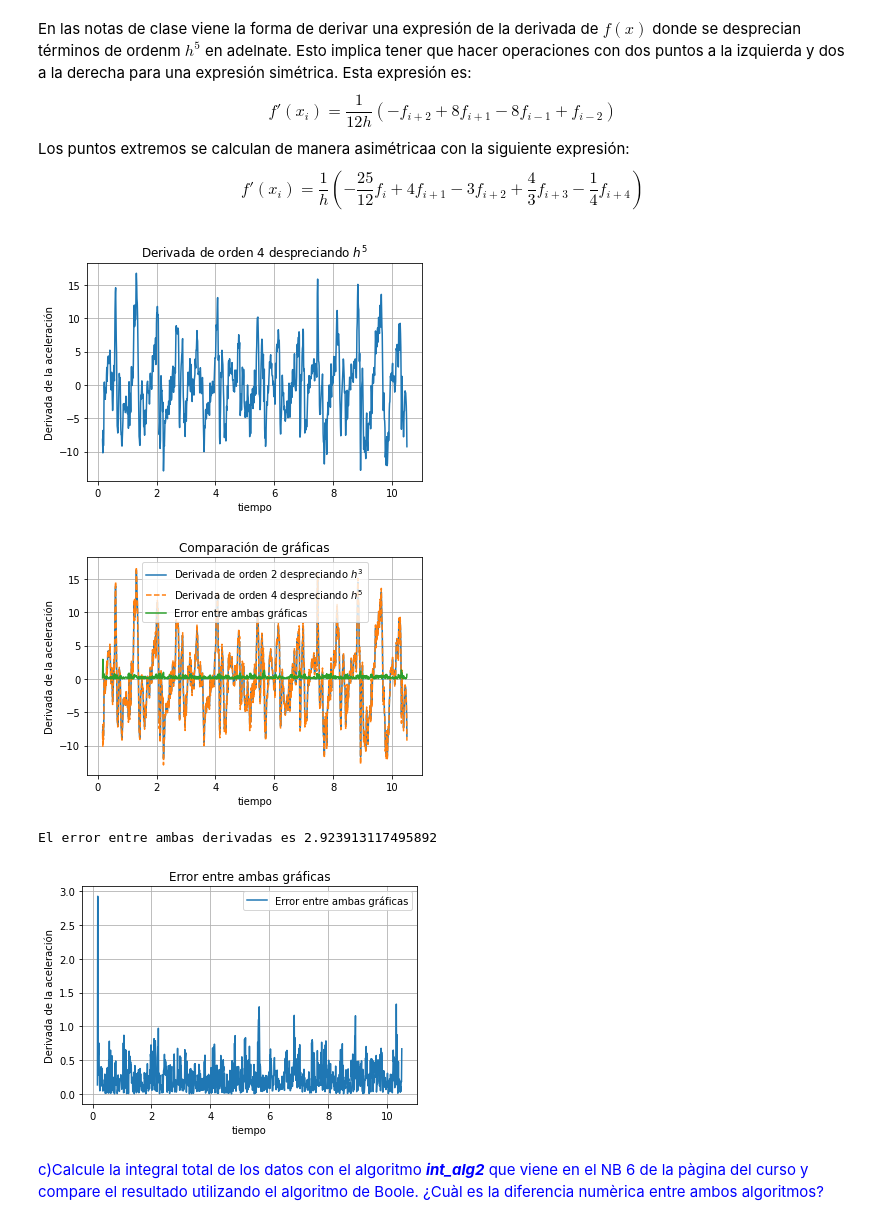
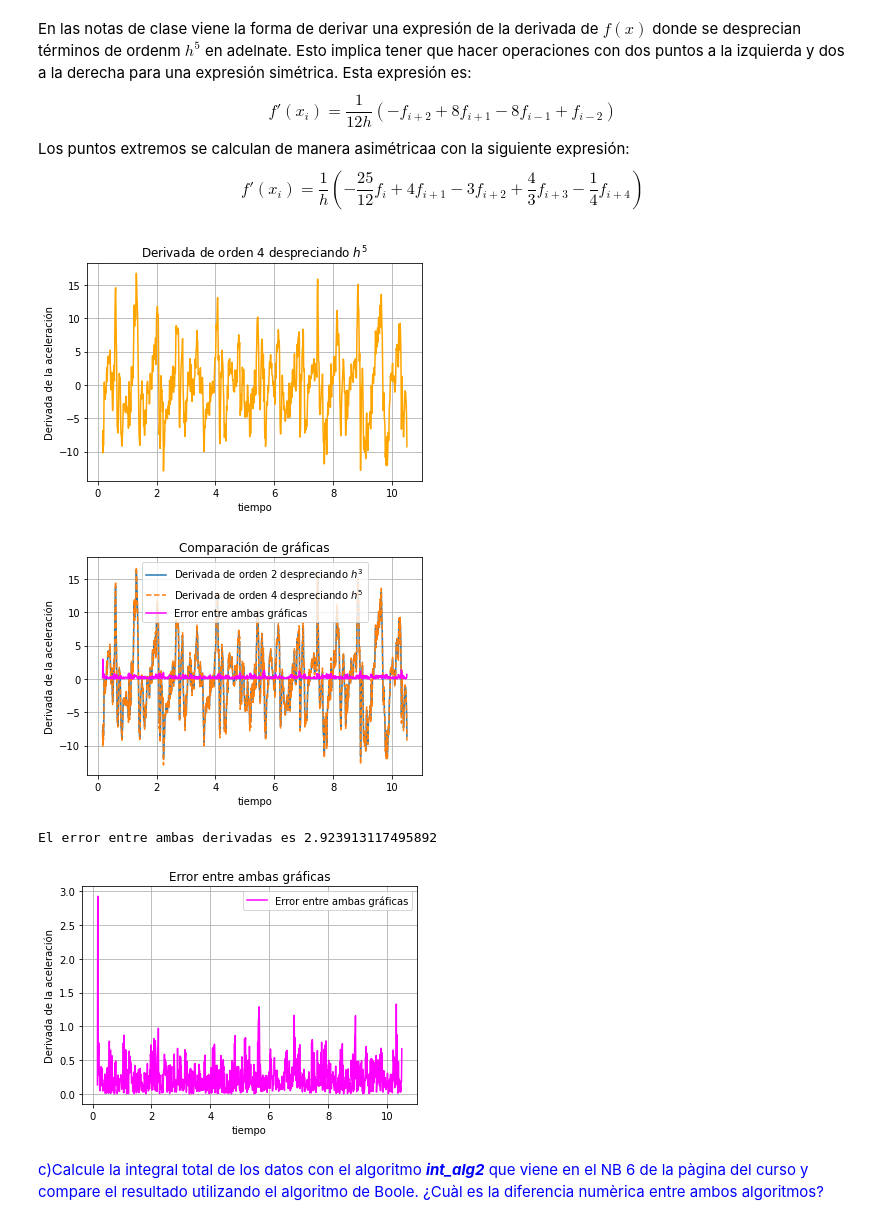
Before and after one commit to Sandiihers/Tareas-de-Fisica-Computacional, a Jupyter notebook: Examen 1-Hernández Ramos Sandra Python .ipynb, the cells around one changed output. Cells and saved outputs as stored; diff of their text form; code cells hidden in the pictures.

```diff
--- a/Examen 1-Hernández Ramos Sandra Python .ipynb
+++ b/Examen 1-Hernández Ramos Sandra Python .ipynb
@@ -221,10 +231,10 @@ show()
 # %%
 #Definimos un arreglo que llenaremos de la diferencia del tiempo entre dos puntos contiguos
 malla=np.zeros(len(datos[:,0])-1)
-tiempo=datos[:,0]
+t=datos[:,0]
 #Definimos un ciclo for para obtener las diferencia entre puntos
 for i in range (len(datos[:,0])-1):
-    malla[i]=tiempo[i+1]-tiempo[i]
+    malla[i]=t[i+1]-t[i]
 #Obtenemos la diferencia entre el espacio más grande entre puntos y el más pequeño
 a=max(malla)
 b=min(malla)
@@ -234,7 +244,8 @@ elif a < b:
     print("La malla no es uniforme")
 elif a > b:
     print("La malla no es uniforme")
-print(a-b)
-plot(malla)
+print("Y tiene una diferencia entre el máximo y el mínimo de", a-b)
+plot(malla, color='pink')
+show()
 # %% [output]
 La malla no es uniforme
@@ -318,39 +328,40 @@ def deriv_h5(f,x):
 title("Derivada de orden 4 despreciando $h^5$")
 xlabel("tiempo")
 ylabel("Derivada de la aceleración")
-plot(t,deriv_h5(datos[:,1],datos[:,0]))
+plot(t,deriv_h5(a,t),color='orange')
 #t=datos[:,0]
 grid()
 show()
 # %% [output]
-[figure, old version]
+[figure, new version]
 # %%
 title("Comparación de gráficas")
 xlabel("tiempo")
 ylabel("Derivada de la aceleración")
-y_h3 = deriv_h3(datos[:,1],datos[:,0])
-y_h5 = deriv_h5(datos[:,1],datos[:,0])
+y_h3 = deriv_h3(a,t)
+y_h5 = deriv_h5(a,t)
 error= abs(y_h3 - y_h5)
-plot(t,deriv_h3(datos[:,1],datos[:,0]),label='Derivada de orden 2 despreciando $h^3$')
-plot(t,deriv_h5(datos[:,1],datos[:,0]),'--',label='Derivada de orden 4 despreciando $h^5$')
-plot(t,error,label='Error entre ambas gráficas')
+plot(t,y_h3,label='Derivada de orden 2 despreciando $h^3$')
+plot(t,y_h5,'--',label='Derivada de orden 4 despreciando $h^5$') #la puse como '--' para que viera que se enciman
+plot(t,error,label='Error entre ambas gráficas',color='magenta')
 #t=datos[:,0]
+#a=datos[:,1]
 grid()
 legend()
 show()
 # %% [output]
-[figure, old version]
+[figure, new version]
 # %%
 title("Error entre ambas gráficas")
 xlabel("tiempo")
 ylabel("Derivada de la aceleración")
-plot(t,error,label='Error entre ambas gráficas')
+plot(t,error,label='Error entre ambas gráficas', color='magenta')
 print("El error entre ambas derivadas es",max(error))
 grid()
 legend()
 show()
 # %% [output]
 El error entre ambas derivadas es 2.923913117495892
-[figure, old version]
+[figure, new version]
 # %% [markdown]
 <span style="color:blue">c)Calcule la integral total de los datos con el algoritmo ***int_alg2*** que viene en el NB 6 de la pàgina del curso y compare el resultado utilizando el algoritmo de Boole. ¿Cuàl es la diferencia numèrica entre ambos algoritmos?</span>
```
Also changed, not shown: parts of 23 cells of this notebook.
